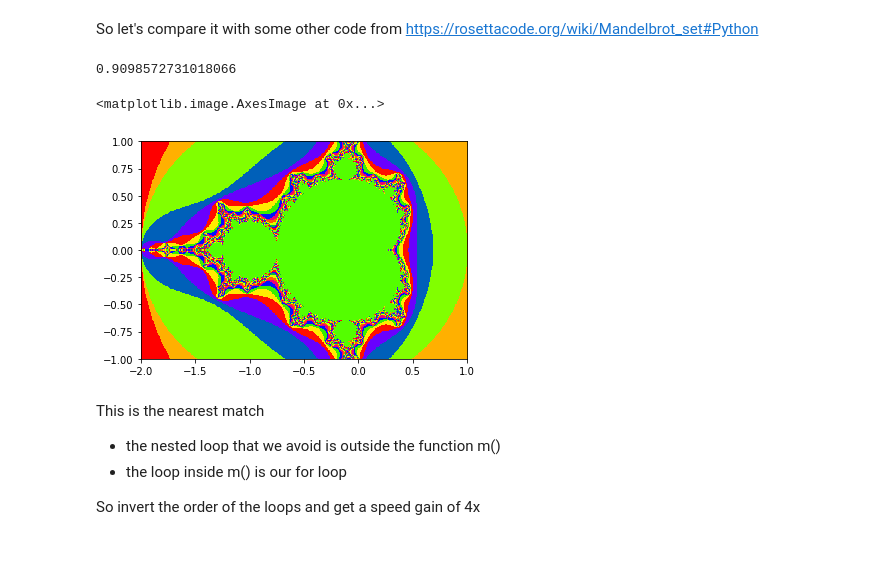
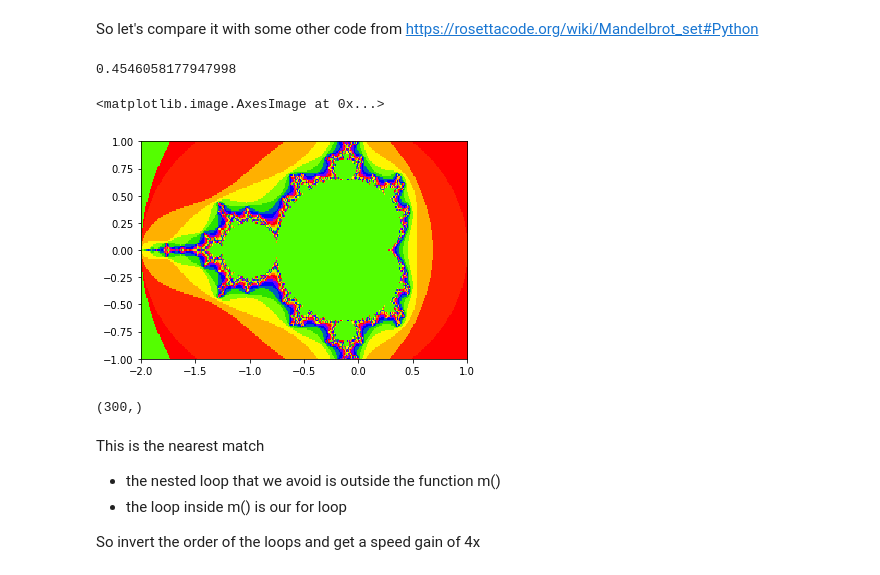
Before and after one commit to macbuse/just-math, a Jupyter notebook: mandelbrot.ipynb, the cells around one changed output. Saved outputs shown, nothing was run; the diff lists cells and outputs as text; code cells hidden in the pictures.

```diff
--- a/mandelbrot.ipynb
+++ b/mandelbrot.ipynb
@@ -82,38 +82,41 @@ https://rosettacode.org/wiki/Mandelbrot_set#Python
 # %%
 import matplotlib.pyplot as plt
 import numpy as np
 
-npts = 300
-max_iter = 50
+npts = 150
+max_iter = 100
 
 start = time.time()
 
 X = np.linspace(-2, 1, 2*npts)
 Y = np.linspace(-1, 1, npts)
 
 #broadcast X to a square array
 C = X[:, None] + 1J*Y
 #initial value is always zero
 Z = np.zeros_like(C)
 
-exit_times = max_iter*np.ones(C.shape, np.int32)
-mask = new_mask = exit_times > 0
+exit_times = max_iter * np.ones(C.shape, np.int32)
+mask = exit_times > 0
 
 for k in range(max_iter):
+    Z[mask] = Z[mask] * Z[mask] + C[mask]
+    mask, old_mask = abs(Z) < 2, new_mask
     #use XOR to detect the area which has changed
-    exit_times[mask ^ new_mask] = k
-    Z[new_mask] = Z[new_mask] * Z[new_mask] + C[new_mask]
-    #Z[mask] = Z[mask] * Z[mask] + C[mask]
-    new_mask, mask = abs(Z) < 2, new_mask
+    exit_times[mask ^ old_mask] = k
 
 print(time.time() - start)
 plt.imshow(exit_times.T,
            cmap=plt.cm.prism,
            extent=(X.min(), X.max(), Y.min(), Y.max()))
 # %% [output]
-0.9098572731018066
+0.4546058177947998
 <matplotlib.image.AxesImage at 0x...>
-[figure, old version]
+[figure, new version]
+# %%
+X.shape
+# %% [output]
+(300,)
 # %% [markdown]
 This is the nearest match
 
```
Also changed, not shown: parts of 5 cells of this notebook.
